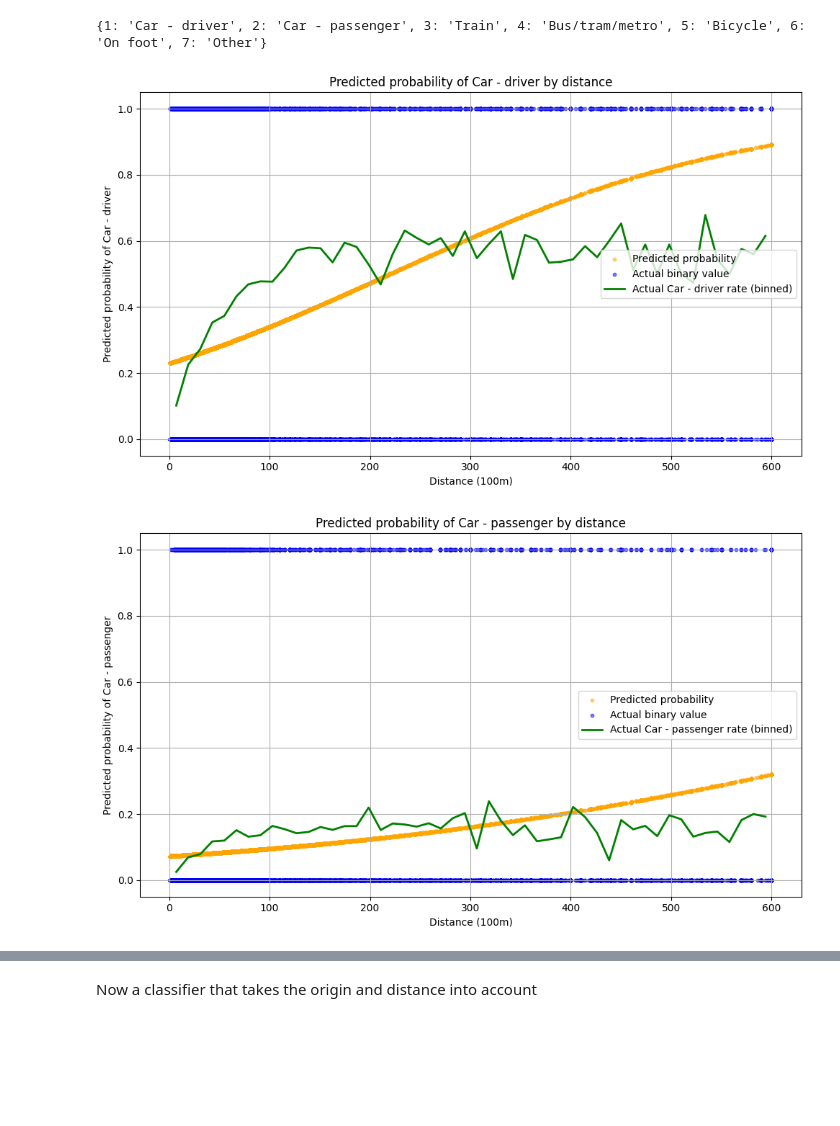
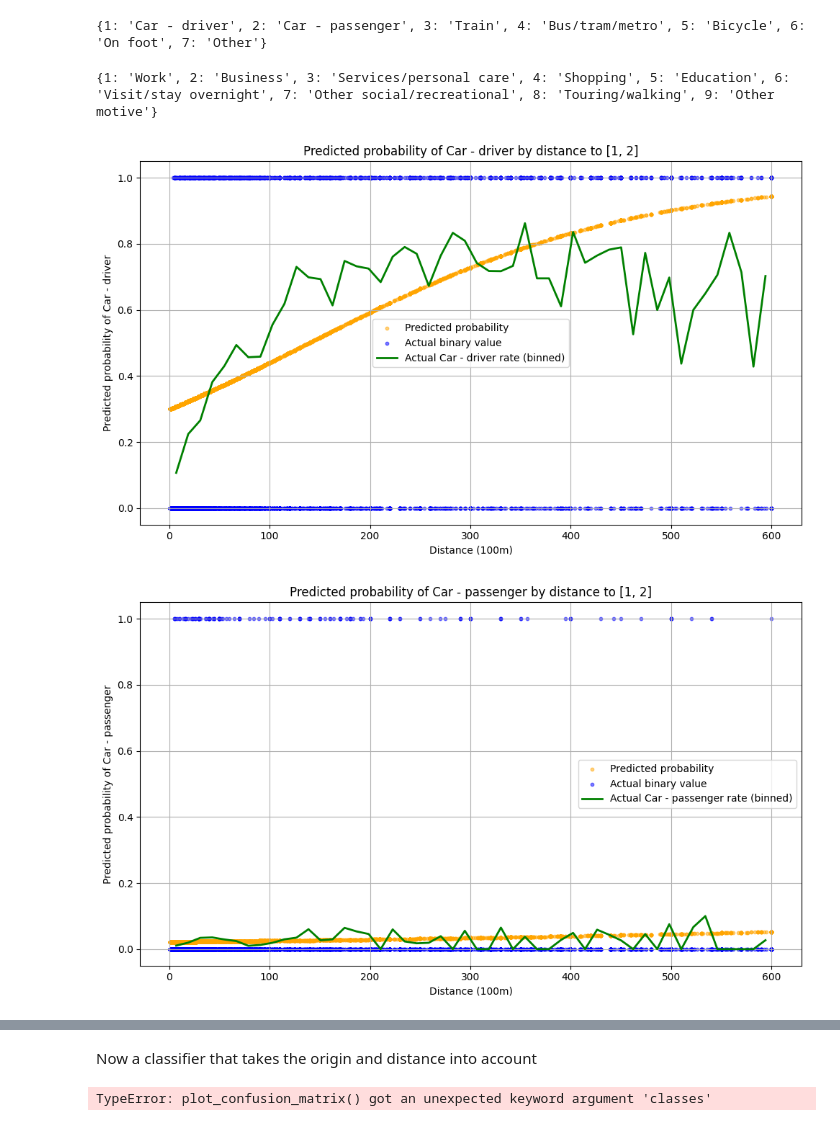
Before and after one commit to FabianScott/Design-of-AI-driven-business-operation, a Jupyter notebook: Topic2/exploration.ipynb, the cells around one changed output, grey strips where cells are left out. Drawn from its saved outputs; the diff is of its cells as text; code cells hidden in the pictures; blank space fills up the shorter version.

Commit message:
re-organise images by motive

```diff
--- a/Topic2/exploration.ipynb
+++ b/Topic2/exploration.ipynb
@@ -27,17 +29,23 @@ Loaded file from CSV
 print(transport_modes)
 # %% [output]
 {1: 'Car - driver', 2: 'Car - passenger', 3: 'Train', 4: 'Bus/tram/metro', 5: 'Bicycle', 6: 'On foot', 7: 'Other'}
+# %%
+print(trip_motives)
+# %% [output]
+{1: 'Work', 2: 'Business', 3: 'Services/personal care', 4: 'Shopping', 5: 'Education', 6: 'Visit/stay overnight', 7: 'Other social/recreational', 8: 'Touring/walking', 9: 'Other motive'}
 # %%
 max_dist=600 # max distance in 100s of meters
+motives=[1, 2]
 
 for transport_mode in transport_modes.keys():
     run_binary_regression(
         df,
         test_size=0.2,
         transport_mode=transport_mode,
+        motives=motives,
         max_dist=max_dist,
-        savename=f"graphics/classification_results/binary_regression_{transport_modes[transport_mode]}_{max_dist}",
+        savename=f"graphics/classification_results/binary_regression/{motives}/{transport_modes[transport_mode].replace(r'/', ' or ')}_{max_dist}",
     )
 # %% [output]
-[figure, old version]
+[figure, new version]
-[figure, old version]
+[figure, new version]
@@ -50,0 +142,16 @@ Now a classifier that takes the origin and distance into account
+# %%
+from codebase.load_data.column_names import *
+
+run_multiclass_classification(
+    df,
+    test_size=0.2,
+    max_dist=max_dist,
+    origins=None,
+    destinations=None,
+    categorical_features=[transport_mode_col, ],
+    numerical_features=[distance_col, ],
+    plot=True,
+    savename="graphics/classification_results/multiclass_classification",
+)
+# %% [output]
+TypeError: plot_confusion_matrix() got an unexpected keyword argument 'classes'
```
Also changed, not shown: parts of 3 cells of this notebook, 19 other files.
